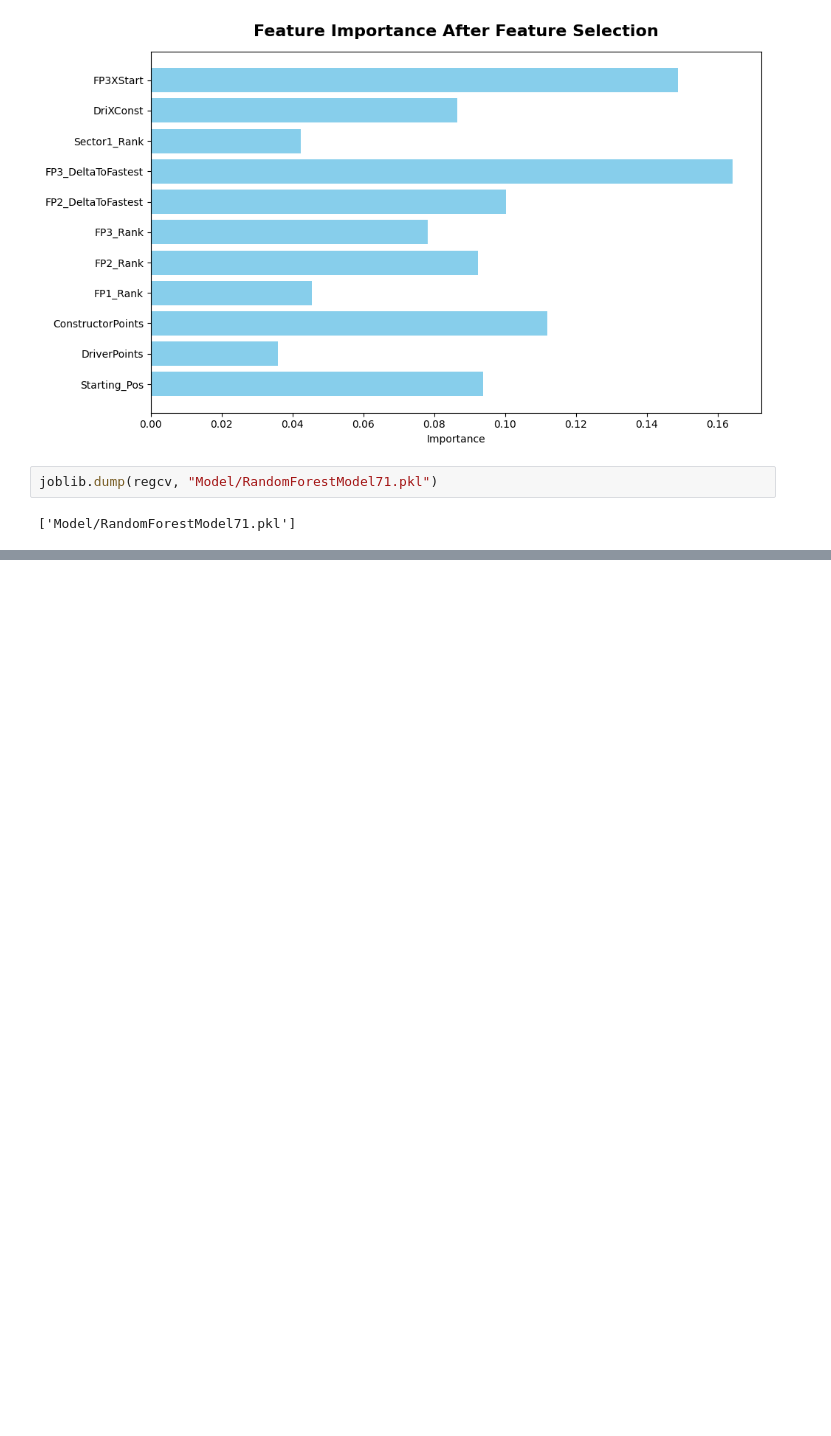
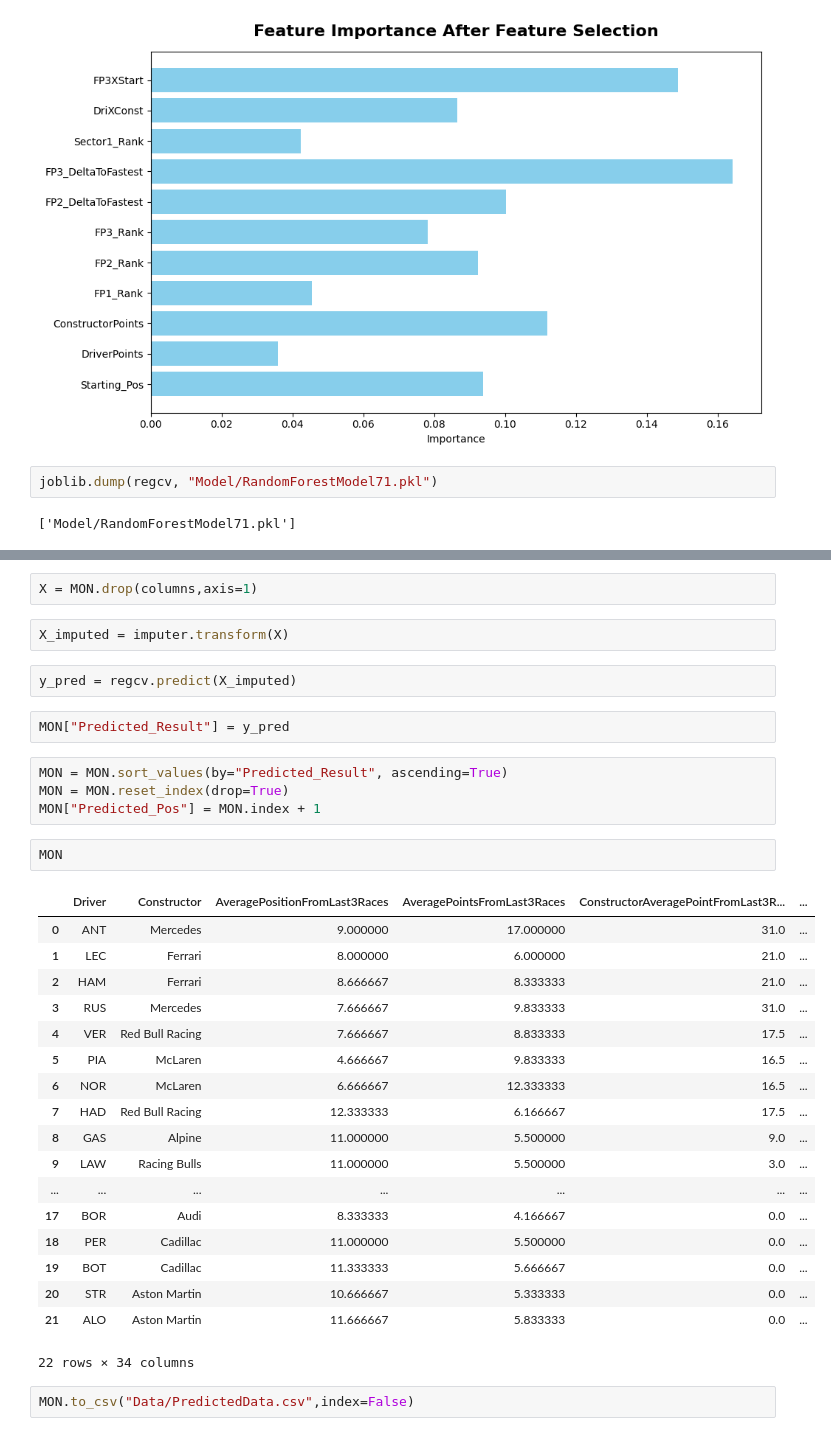
Before and after one commit to SatyamKumar457/F1-2026-Prediction, a Jupyter notebook: Race/06.MonacoGP/ModelTraining.ipynb, the cells around one changed output, grey strips where cells are left out. Cells and saved outputs as stored; diff of their text form; blank space fills up the shorter version.

```diff
--- a/Race/06.MonacoGP/ModelTraining.ipynb
+++ b/Race/06.MonacoGP/ModelTraining.ipynb
@@ -281,0 +379,35 @@ joblib.dump(regcv, "Model/RandomForestModel71.pkl")
+# %%
+X = MON.drop(columns,axis=1)
+# %%
+X_imputed = imputer.transform(X)
+# %%
+y_pred = regcv.predict(X_imputed)
+# %%
+MON["Predicted_Result"] = y_pred
+# %%
+MON = MON.sort_values(by="Predicted_Result", ascending=True)
+MON = MON.reset_index(drop=True)
+MON["Predicted_Pos"] = MON.index + 1
+# %%
+MON
+# %% [output]
+|  | Driver | Constructor | AveragePositionFromLast3Races | AveragePointsFromLast3Races | ConstructorAveragePointFromLast3R... | ... |
+| 0 | ANT | Mercedes | 9.000000 | 17.000000 | 31.0 | ... |
+| 1 | LEC | Ferrari | 8.000000 | 6.000000 | 21.0 | ... |
+| 2 | HAM | Ferrari | 8.666667 | 8.333333 | 21.0 | ... |
+| 3 | RUS | Mercedes | 7.666667 | 9.833333 | 31.0 | ... |
+| 4 | VER | Red Bull Racing | 7.666667 | 8.833333 | 17.5 | ... |
+| 5 | PIA | McLaren | 4.666667 | 9.833333 | 16.5 | ... |
+| 6 | NOR | McLaren | 6.666667 | 12.333333 | 16.5 | ... |
+| 7 | HAD | Red Bull Racing | 12.333333 | 6.166667 | 17.5 | ... |
+| 8 | GAS | Alpine | 11.000000 | 5.500000 | 9.0 | ... |
+| 9 | LAW | Racing Bulls | 11.000000 | 5.500000 | 3.0 | ... |
+| ... | ... | ... | ... | ... | ... | ... |
+| 17 | BOR | Audi | 8.333333 | 4.166667 | 0.0 | ... |
+| 18 | PER | Cadillac | 11.000000 | 5.500000 | 0.0 | ... |
+| 19 | BOT | Cadillac | 11.333333 | 5.666667 | 0.0 | ... |
+| 20 | STR | Aston Martin | 10.666667 | 5.333333 | 0.0 | ... |
+| 21 | ALO | Aston Martin | 11.666667 | 5.833333 | 0.0 | ... |
+22 rows × 34 columns
+# %%
+MON.to_csv("Data/PredictedData.csv",index=False)
```
Also changed, not shown: parts of 4 cells of this notebook, 1 other file.
